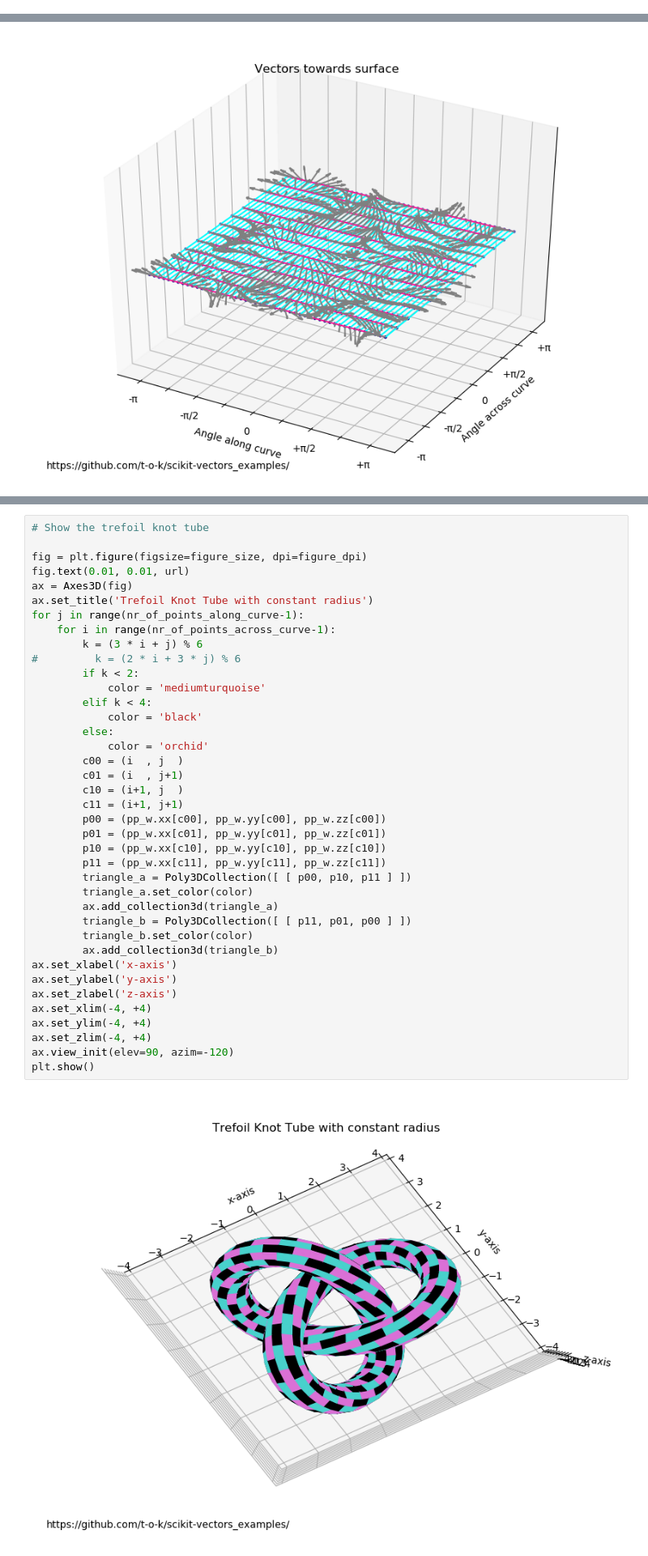
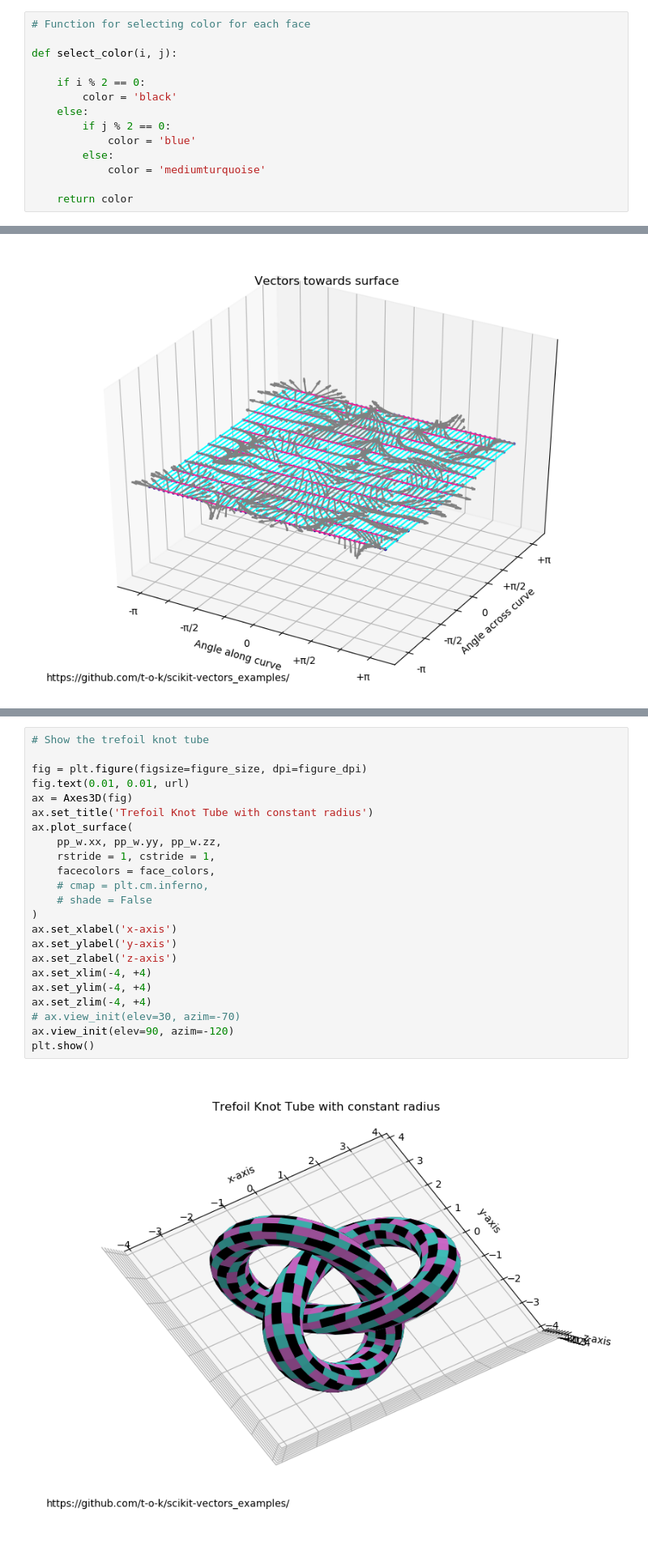
Before and after one commit to t-o-k/scikit-vectors_examples, a Jupyter notebook: Trefoil_Knot_Tube.ipynb, the cells around one changed output, grey strips where cells are left out. Shown at 81% size. Drawn from its saved outputs; the diff is of its cells as text.

Commit message:
made some of the plots simpler by using plot_surface and rewrote the code for the first tube plot

```diff
--- a/Trefoil_Knot_Tube.ipynb
+++ b/Trefoil_Knot_Tube.ipynb
@@ -174,2 +174,16 @@ surface_points = \
         for angle in angles_across_curve
     ]
+# %%
+# Function for selecting color for each face
+
+def select_color(i, j):
+
+    if i % 2 == 0:
+        color = 'black'
+    else:
+        if j % 2 == 0:
+            color = 'blue'
+        else:
+            color = 'mediumturquoise'
+
+    return color
@@ -403,44 +451,28 @@ plt.show()
 # %%
 # Show the trefoil knot tube
 
 fig = plt.figure(figsize=figure_size, dpi=figure_dpi)
 fig.text(0.01, 0.01, url)
 ax = Axes3D(fig)
 ax.set_title('Trefoil Knot Tube with constant radius')
-for j in range(nr_of_points_along_curve-1):
-    for i in range(nr_of_points_across_curve-1):
-        k = (3 * i + j) % 6
-#         k = (2 * i + 3 * j) % 6
-        if k < 2:
-            color = 'mediumturquoise'
-        elif k < 4:
-            color = 'black'
-        else:
-            color = 'orchid'
-        c00 = (i  , j  )
-        c01 = (i  , j+1)
-        c10 = (i+1, j  )
-        c11 = (i+1, j+1)
-        p00 = (pp_w.xx[c00], pp_w.yy[c00], pp_w.zz[c00])
-        p01 = (pp_w.xx[c01], pp_w.yy[c01], pp_w.zz[c01])
-        p10 = (pp_w.xx[c10], pp_w.yy[c10], pp_w.zz[c10])
-        p11 = (pp_w.xx[c11], pp_w.yy[c11], pp_w.zz[c11])
-        triangle_a = Poly3DCollection([ [ p00, p10, p11 ] ])
-        triangle_a.set_color(color)
-        ax.add_collection3d(triangle_a)
-        triangle_b = Poly3DCollection([ [ p11, p01, p00 ] ])
-        triangle_b.set_color(color)
-        ax.add_collection3d(triangle_b)
+ax.plot_surface(
+    pp_w.xx, pp_w.yy, pp_w.zz,
+    rstride = 1, cstride = 1,
+    facecolors = face_colors,
+    # cmap = plt.cm.inferno,
+    # shade = False
+)
 ax.set_xlabel('x-axis')
 ax.set_ylabel('y-axis')
 ax.set_zlabel('z-axis')
 ax.set_xlim(-4, +4)
 ax.set_ylim(-4, +4)
 ax.set_zlim(-4, +4)
+# ax.view_init(elev=30, azim=-70)
 ax.view_init(elev=90, azim=-120)
 plt.show()
 # %% [output]
-[figure, old version]
+[figure, new version]
 # %%
 # Calculate all the radii for the tube along and across the curve
 
```
Also changed, not shown: parts of 9 cells of this notebook.
